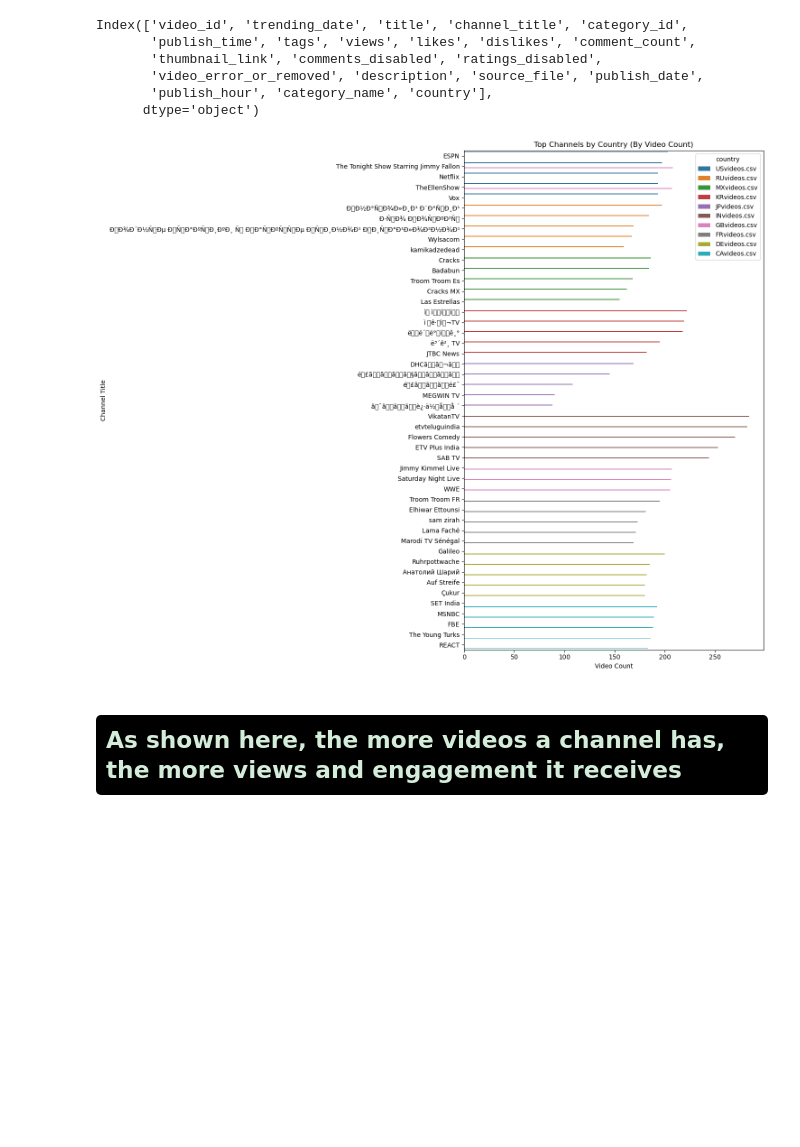
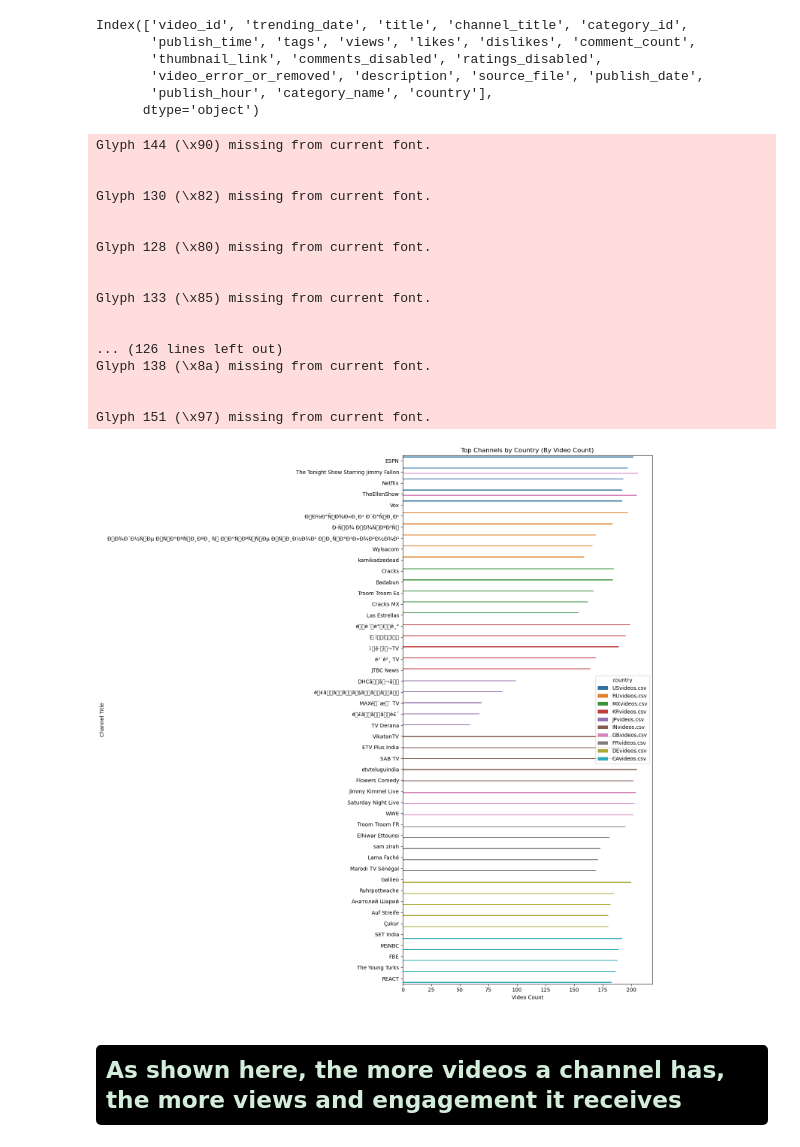
Before and after one commit to AlyModrik41/Youtube-Success-Analysis, a Jupyter notebook: main.ipynb, the cells around one changed output. Saved outputs shown, nothing was run; the diff lists cells and outputs as text; code cells hidden in the pictures; blank space fills up the shorter version.

Commit message:
Added Some Visualizations
Tomorrow will check everything before finalizing the project.

```diff
--- a/main.ipynb
+++ b/main.ipynb
@@ -125,6 +125,7 @@ for file in os.listdir(json_folder):
             category_map_by_country[country] = category_map
 # %%
 print(df.head())
+df=df.drop_duplicates()
 # %% [output]
       video_id trending_date  \
 0  n1WpP7iowLc    2017-11-14
@@ -354,20 +353,37 @@ top_channels_per_country=(
     head(5)
 )
 # %%
-plt.figure(figsize=(15,12))
+plt.figure(figsize=(15,15))
 sns.barplot(
     data=top_channels_per_country,
     x='video_count',
     y='channel_title',
     hue='country'
 )
 plt.title('Top Channels by Country (By Video Count)')
 plt.xlabel('Video Count')
 plt.ylabel('Channel Title')
 plt.tight_layout()
 plt.show()
 # %% [output]
+Glyph 144 (\x90) missing from current font.
+
+
+Glyph 130 (\x82) missing from current font.
+
+
+Glyph 128 (\x80) missing from current font.
+
+
+Glyph 133 (\x85) missing from current font.
+
+
+... (126 lines left out)
+Glyph 138 (\x8a) missing from current font.
+
+
+Glyph 151 (\x97) missing from current font.
-[figure, old version]
+[figure, new version]
 # %% [markdown]
 ## <div style=" background-color:black; padding: 10px; border-radius: 5px;color:#d4edda"> As shown here, the more videos a channel has, the more views and engagement it receives
 # %%
```
Also changed, not shown: parts of 21 cells of this notebook.
